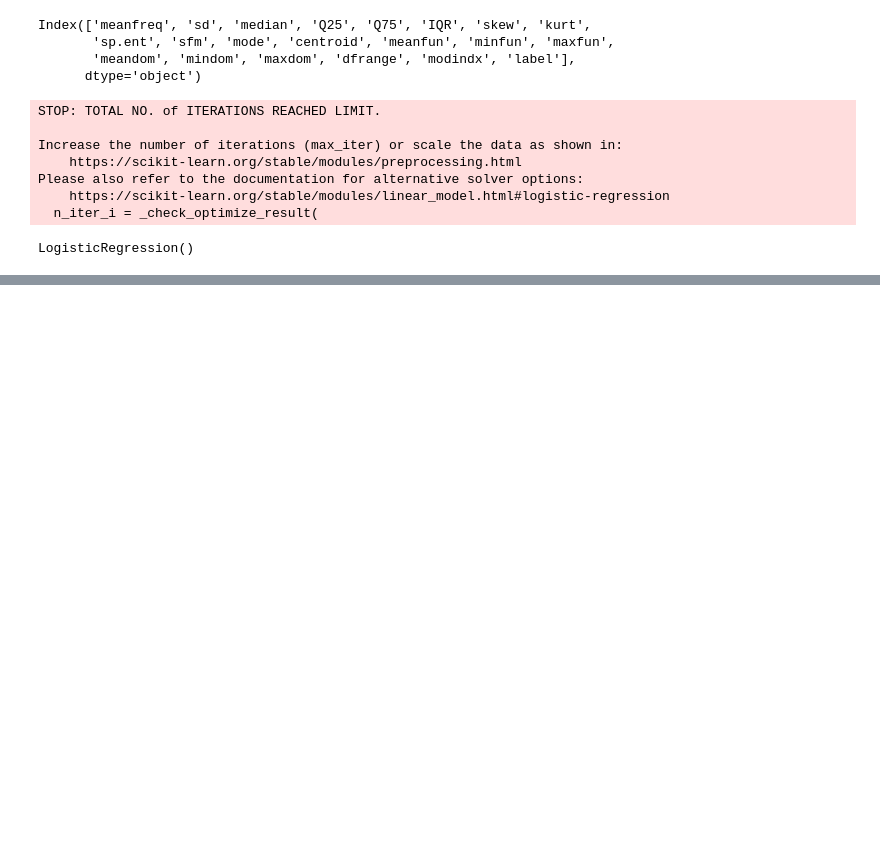
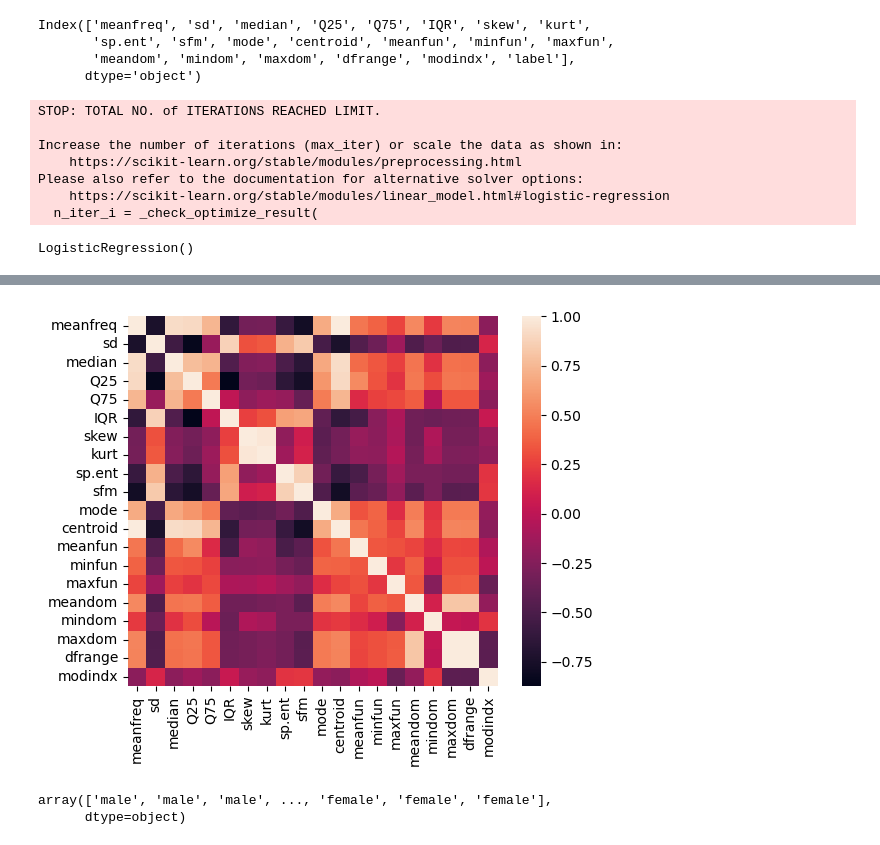
Before and after one commit to Onlinetrainingtech/Python_US_DS, a Jupyter notebook: CaseStudyTask1.ipynb, the cells around one changed output, grey strips where cells are left out. Cells and saved outputs as stored; diff of their text form; code cells hidden in the pictures; blank space fills up the shorter version.

```diff
--- a/CaseStudyTask1.ipynb
+++ b/CaseStudyTask1.ipynb
@@ -41,0 +46,3 @@ from sklearn.me
+# %%
+corr_matrix=voice.corr()
+print(corr_matrix)
@@ -41,0 +67,8 @@ from sklearn.me
+# %%
+import seaborn as sns
+sns.heatmap(corr_matrix,square=True)
+plt.yticks(rotation=0)
+plt.xticks(rotation=90)
+plt.show()
+# %% [output]
+[figure, added]
@@ -41,0 +77,5 @@ from sklearn.me
+# %%
+Y
+# %% [output]
+array(['male', 'male', 'male', ..., 'female', 'female', 'female'],
+      dtype=object)
```
Also changed, not shown: parts of 9 cells of this notebook, 1 other file.
